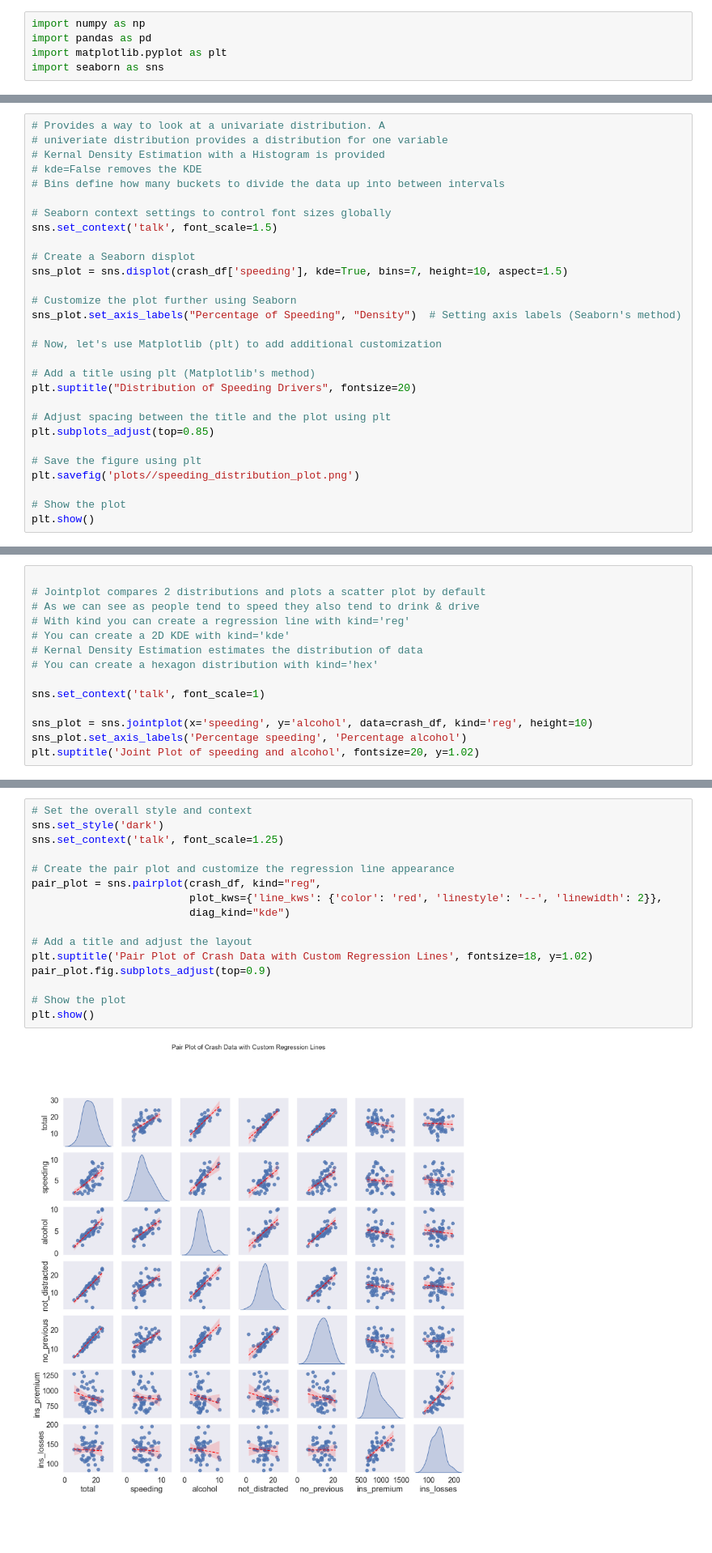
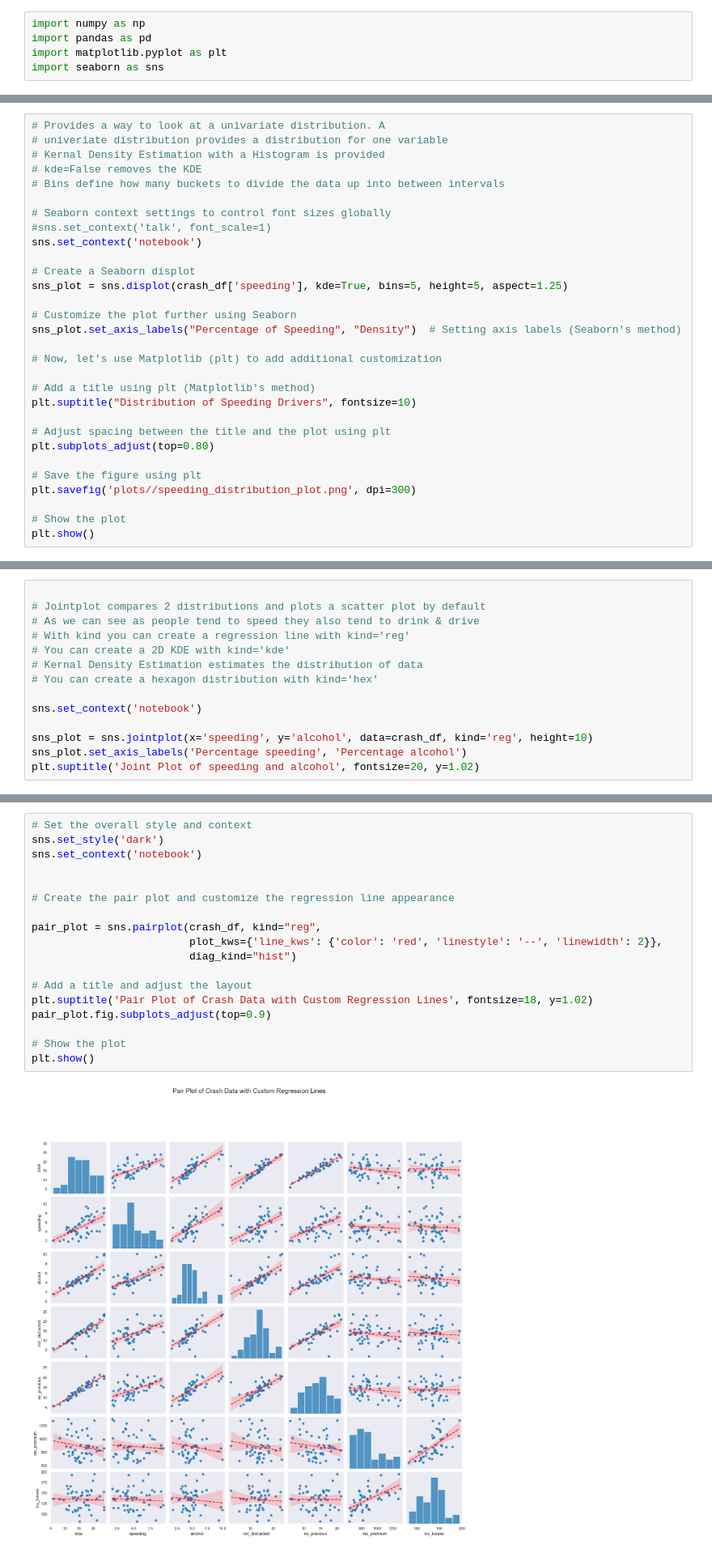
Before and after one commit to ctiwari/DataVizClass, a Jupyter notebook: IntroToSeaborn.ipynb, the cells around one changed output, grey strips where cells are left out. Shown at 81% size. Drawn from its saved outputs; the diff is of its cells as text; blank space fills up the shorter version.

```diff
--- a/IntroToSeaborn.ipynb
+++ b/IntroToSeaborn.ipynb
@@ -41,10 +48,11 @@ print(crash_df.head())
 # Bins define how many buckets to divide the data up into between intervals
 
 # Seaborn context settings to control font sizes globally
-sns.set_context('talk', font_scale=1.5)
+#sns.set_context('talk', font_scale=1)
+sns.set_context('notebook')
 
 # Create a Seaborn displot
-sns_plot = sns.displot(crash_df['speeding'], kde=True, bins=7, height=10, aspect=1.5)
+sns_plot = sns.displot(crash_df['speeding'], kde=True, bins=5, height=5, aspect=1.25)
 
 # Customize the plot further using Seaborn
 sns_plot.set_axis_labels("Percentage of Speeding", "Density")  # Setting axis labels (Seaborn's method)
@@ -52,13 +60,13 @@ sns_plot.set_axis_labels("Percentage of Speeding", "Density")  # Setting axis la
 # Now, let's use Matplotlib (plt) to add additional customization
 
 # Add a title using plt (Matplotlib's method)
-plt.suptitle("Distribution of Speeding Drivers", fontsize=20)
+plt.suptitle("Distribution of Speeding Drivers", fontsize=10)
 
 # Adjust spacing between the title and the plot using plt
-plt.subplots_adjust(top=0.85)
+plt.subplots_adjust(top=0.80)
 
 # Save the figure using plt
-plt.savefig('plots//speeding_distribution_plot.png')
+plt.savefig('plots//speeding_distribution_plot.png', dpi=300)
 
 # Show the plot
 plt.show()
@@ -82,7 +90,7 @@ sns_plot.set(xlabel='Losses per Insured Driver', ylabel='Density')
 # Kernal Density Estimation estimates the distribution of data
 # You can create a hexagon distribution with kind='hex'
 
-sns.set_context('talk', font_scale=1)
+sns.set_context('notebook')
 
 sns_plot = sns.jointplot(x='speeding', y='alcohol', data=crash_df, kind='reg', height=10)
 sns_plot.set_axis_labels('Percentage speeding', 'Percentage alcohol')
@@ -93,21 +101,23 @@ Text(0.5, 1.02, 'Joint Plot of speeding and alcohol')
 # %%
 # Set the overall style and context
 sns.set_style('dark')
-sns.set_context('talk', font_scale=1.25)
+sns.set_context('notebook')
+
 
 # Create the pair plot and customize the regression line appearance
+
 pair_plot = sns.pairplot(crash_df, kind="reg",
                          plot_kws={'line_kws': {'color': 'red', 'linestyle': '--', 'linewidth': 2}},
-                         diag_kind="kde")
+                         diag_kind="hist")
 
 # Add a title and adjust the layout
 plt.suptitle('Pair Plot of Crash Data with Custom Regression Lines', fontsize=18, y=1.02)
 pair_plot.fig.subplots_adjust(top=0.9)
 
 # Show the plot
 plt.show()
 # %% [output]
-[figure, old version]
+[figure, new version]
 # %%
 # Focus on distributions using categorical data in reference to one of the numerical
 # columns
```
Also changed, not shown: parts of 5 cells of this notebook, 1 other file.
